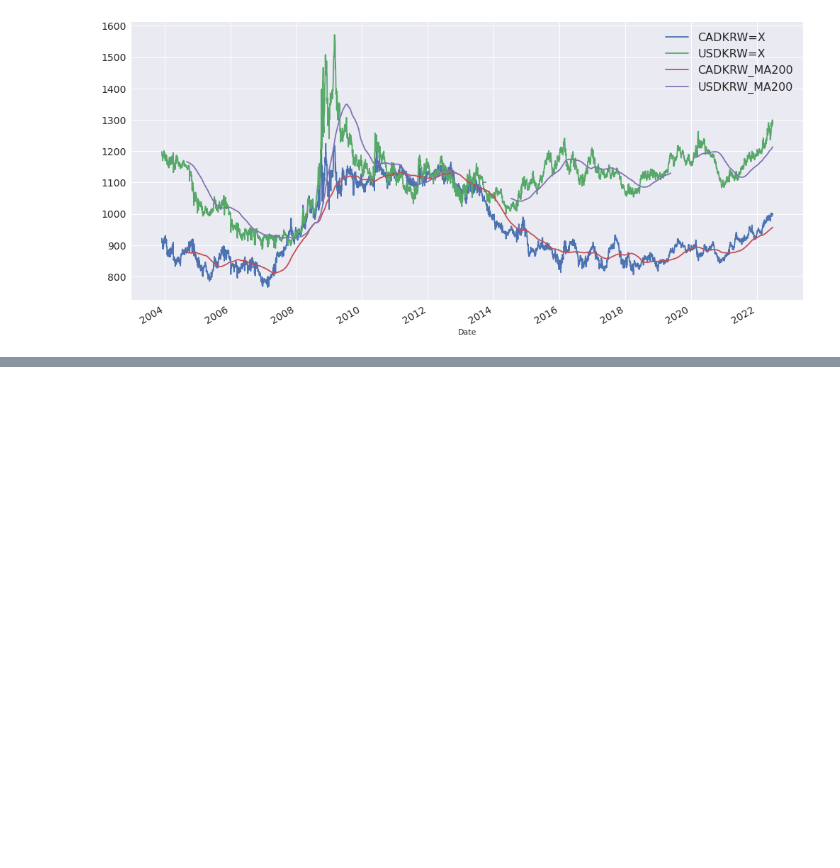
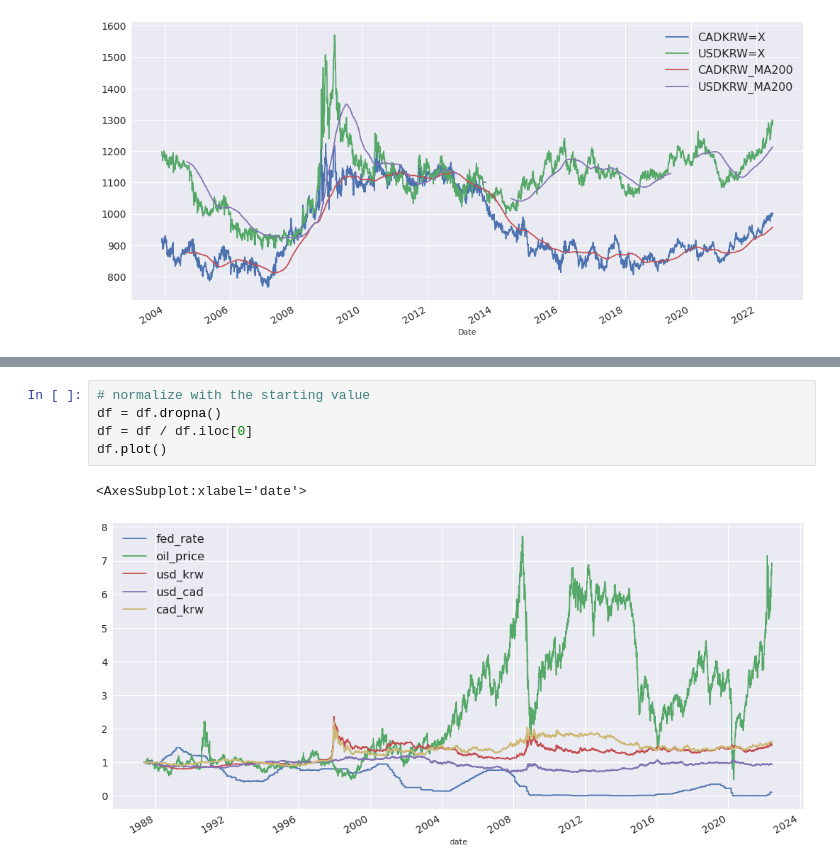
Before and after one commit to sidhlee/data-science-and-machine-learning, a Jupyter notebook: playground/shi-bum/krw_rates.ipynb, the cells around one changed output, grey strips where cells are left out. Saved outputs shown, nothing was run; the diff lists cells and outputs as text; blank space fills up the shorter version.

```diff
--- a/playground/shi-bum/krw_rates.ipynb
+++ b/playground/shi-bum/krw_rates.ipynb
@@ -72,0 +250,8 @@ fed_rate =
+# %%
+# normalize with the starting value
+df = df.dropna()
+df = df / df.iloc[0]
+df.plot()
+# %% [output]
+<AxesSubplot:xlabel='date'>
+[figure, added]
```
Also changed, not shown: parts of 16 cells of this notebook.
